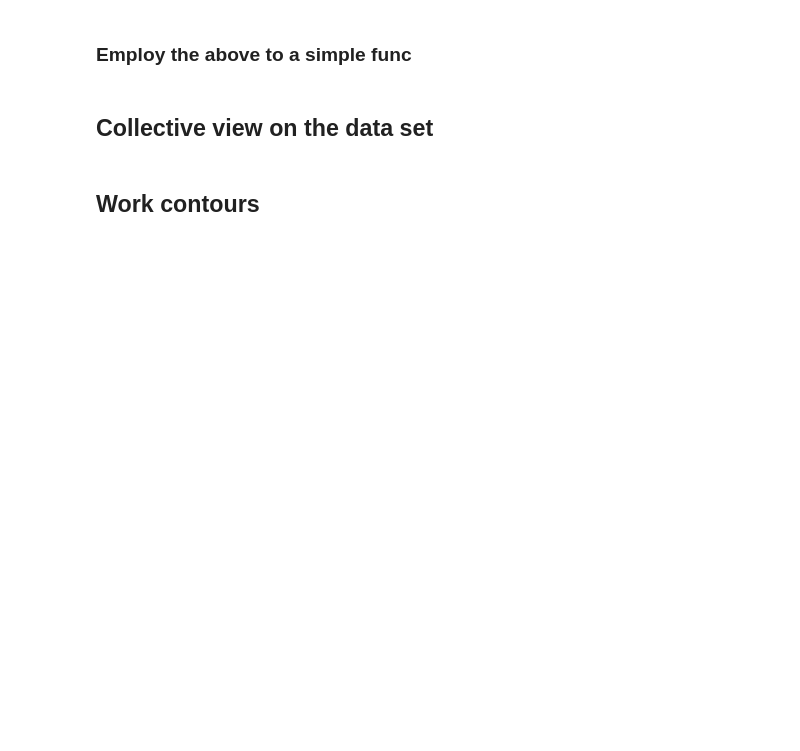
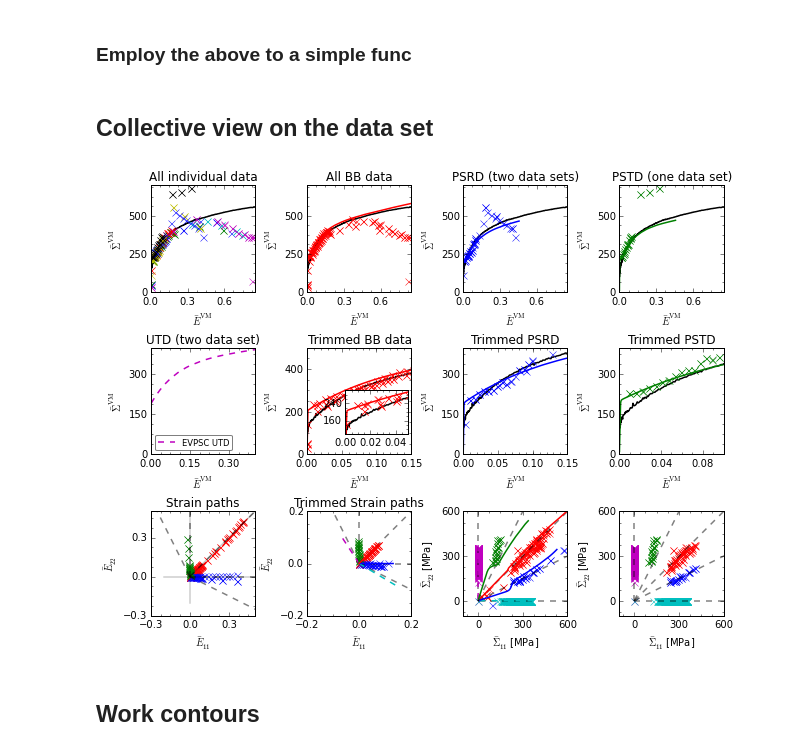
Before and after one commit to youngung/forming_limit_dic, a Jupyter notebook: tutorials/IF steel work contour - for IFsteelMulaxial Paper - X-ray Analysis.ipynb, the cells around one changed output. Saved outputs shown, nothing was run; the diff lists cells and outputs as text; code cells hidden in the pictures; blank space fills up the shorter version.

```diff
--- a/tutorials/IF steel work contour - for IFsteelMulaxial Paper - X-ray Analysis.ipynb
+++ b/tutorials/IF steel work contour - for IFsteelMulaxial Paper - X-ray Analysis.ipynb
@@ -703,14 +770,17 @@ for i in xrange(len(fn_rs)):
     x=myrs.flow.sigma[0,0]
     y=myrs.flow.sigma[1,1]
 
+
     if i<5:
         ax11.plot(x,y,'rx')
         flt=myrs.EXP.flow.epsilon_vm<mx_eps[0]
-        ax12.plot(x[flt],y[flt],'rx')
-    if i==5 or i==7:
+        flt_el = x[flt]>200. ## Remove elastic portion
+        ax12.plot(x[flt][flt_el],y[flt][flt_el],'rx')
+    if i==5:# or i==7:
         ax11.plot(x,y,'bx')
         flt=myrs.EXP.flow.epsilon_vm<mx_eps[1]
-        ax12.plot(x[flt],y[flt],'bx')
+        flt_el=x[flt]>150.
+        ax12.plot(x[flt][flt_el],y[flt][flt_el],'bx')
     if i==6:
         ax11.plot(x,y,'gx')
         flt=myrs.EXP.flow.epsilon_vm<mx_eps[2]
@@ -761,8 +831,8 @@ for ax in [ax9, ax10]:
     ax.set_ylabel(r'$\bar{E}_{22}$')
 
 for ax in [ax11, ax12]:
-    ax.set_xlabel(r'$\bar{\Sigma}_{11}$')
-    ax.set_ylabel(r'$\bar{\Sigma}_{22}$')
+    ax.set_xlabel(r'$\bar{\Sigma}_{11}$ [MPa]')
+    ax.set_ylabel(r'$\bar{\Sigma}_{22}$ [MPa]')
 
 """
 ax, r_line=[-0.5, 0.0, 1], max_r=2, ls='--', color='k', alpha=0.5
@@ -781,21 +851,21 @@ draw_guide(ax12,r_line=[0,0.5,1,1.5,2],max_r=1000,ls='--')
 ## EVPSC predictions
 ## - URD
 
-ax9.plot(evpsc_urd.epsilon[0,0],evpsc_urd.epsilon[1,1],'c--')
+#ax9.plot(evpsc_urd.epsilon[0,0],evpsc_urd.epsilon[1,1],'c--')
 flt = evpsc_utd.epsilon_vm<mx_eps[0]
 ax10.plot(evpsc_urd.epsilon[0,0][flt], evpsc_urd.epsilon[1,1][flt],'c--')
 
 ax11.plot(evpsc_urd.sigma[0,0],evpsc_urd.sigma[1,1],'c--')
-ax12.plot(evpsc_urd.sigma[0,0][flt],evpsc_urd.sigma[1,1][flt],'c--')
+#ax12.plot(evpsc_urd.sigma[0,0][flt],evpsc_urd.sigma[1,1][flt],'c--')
 
 ## - UTD
 
-ax9.plot(evpsc_utd.epsilon[0,0], evpsc_utd.epsilon[1,1],'m--')
+#ax9.plot(evpsc_utd.epsilon[0,0], evpsc_utd.epsilon[1,1],'m--')
 flt = evpsc_utd.epsilon_vm<mx_eps[2]
 ax10.plot(evpsc_utd.epsilon[0,0][flt], evpsc_utd.epsilon[1,1][flt],'m--')
 
 ax11.plot(evpsc_utd.sigma[0,0],evpsc_utd.sigma[1,1],'m--')
-ax12.plot(evpsc_utd.sigma[0,0][flt],evpsc_utd.sigma[1,1][flt],'m--')
+#ax12.plot(evpsc_utd.sigma[0,0][flt],evpsc_utd.sigma[1,1][flt],'m--')
 
 
 # - PSRD
@@ -803,9 +873,9 @@ ax3.plot(evpsc_psrd.epsilon_vm,evpsc_psrd.sigma_vm,color='b')
 ax7.plot(evpsc_psrd.epsilon_vm,evpsc_psrd.sigma_vm,color='b')
 ax11.plot(evpsc_psrd.sigma[0,0],evpsc_psrd.sigma[1,1],'b-')
 flt = evpsc_psrd.epsilon_vm<mx_eps[1]
-ax12.plot(evpsc_psrd.sigma[0,0][flt],evpsc_psrd.sigma[1,1][flt],'b-')
+#ax12.plot(evpsc_psrd.sigma[0,0][flt],evpsc_psrd.sigma[1,1][flt],'b-')
 
-ax9.plot(evpsc_psrd.epsilon[0,0],evpsc_psrd.epsilon[1,1],'b-')
+#ax9.plot(evpsc_psrd.epsilon[0,0],evpsc_psrd.epsilon[1,1],'b-')
 ax10.plot(evpsc_psrd.epsilon[0,0][flt],evpsc_psrd.epsilon[1,1][flt],'b-')
 
 # - PSTD
@@ -813,41 +883,41 @@ ax4.plot(evpsc_pstd.epsilon_vm,evpsc_pstd.sigma_vm,color='g')
 ax8.plot(evpsc_pstd.epsilon_vm,evpsc_pstd.sigma_vm,color='g')
 ax11.plot(evpsc_pstd.sigma[0,0],evpsc_pstd.sigma[1,1],'g-')
 flt = evpsc_psrd.epsilon_vm<mx_eps[2]
-ax12.plot(evpsc_pstd.sigma[0,0][flt],evpsc_pstd.sigma[1,1][flt],'g-')
+#ax12.plot(evpsc_pstd.sigma[0,0][flt],evpsc_pstd.sigma[1,1][flt],'g-')
 
-ax9.plot(evpsc_pstd.epsilon[0,0],evpsc_pstd.epsilon[1,1],'g-')
+#ax9.plot(evpsc_pstd.epsilon[0,0],evpsc_pstd.epsilon[1,1],'g-')
 ax10.plot(evpsc_pstd.epsilon[0,0][flt],evpsc_pstd.epsilon[1,1][flt],'g-')
-
-
 
 
 # - BB
 ax2.plot(evpsc_bb.epsilon_vm,evpsc_bb.sigma_vm,color='r')
 ax6.plot(evpsc_bb.epsilon_vm,evpsc_bb.sigma_vm,color='r')
 ax11.plot(evpsc_bb.sigma[0,0],evpsc_bb.sigma[1,1],'r-')
 flt = evpsc_bb.epsilon_vm<mx_eps[0]
-ax12.plot(evpsc_bb.sigma[0,0][flt],evpsc_bb.sigma[1,1][flt],'r-')
+#ax12.plot(evpsc_bb.sigma[0,0][flt],evpsc_bb.sigma[1,1][flt],'r-')
 ax_bb.plot(evpsc_bb.epsilon_vm,evpsc_bb.sigma_vm,'-r')
 
-ax9.plot(evpsc_bb.epsilon[0,0],evpsc_bb.epsilon[1,1],'r-')
+#ax9.plot(evpsc_bb.epsilon[0,0],evpsc_bb.epsilon[1,1],'r-')
 ax10.plot(evpsc_bb.epsilon[0,0][flt],evpsc_bb.epsilon[1,1][flt],'r-')
 
 ax_bb.set_xlim(0.,0.05)
 ax_bb.set_ylim(100,300)
 
 ax5.set_xlim(0,0.4)
 
 ax9.plot([-0.2,0.6],[0,0],'k-',alpha=0.2)
 ax9.plot([0,0],[-0.2,0.6],'k-',alpha=0.2)
 ax9.plot([0,0.6],[0,0.6],'k-',alpha=0.2)
 
-ax10.set_xlim(-0.3,0.4); ax10.set_ylim(-0.3,0.4)
+ax10.set_xlim(-0.2,0.2); ax10.set_ylim(-0.2,0.2)
 ax9.set_xlim(-0.3,0.5); ax9.set_ylim(-0.3,0.5)
 
 for ax in [ax9,ax10,ax11,ax12]:
     ax.set_aspect('equal')
 
 gcf().savefig('collection.pdf',bbox_inches='tight')
+# %% [output]
+[figure, added]
 # %% [markdown]
 ## Work contours
 # %%
```
Also changed, not shown: parts of 31 cells of this notebook, 20 other files.
